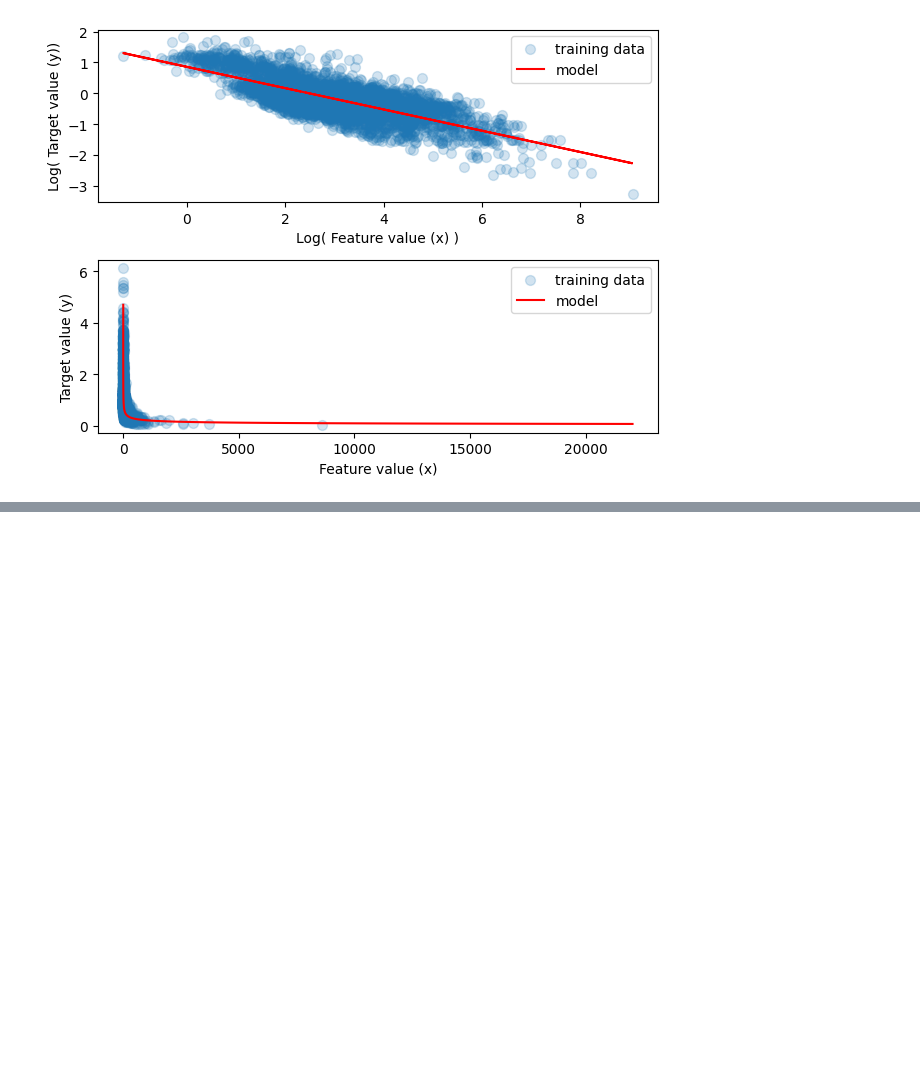
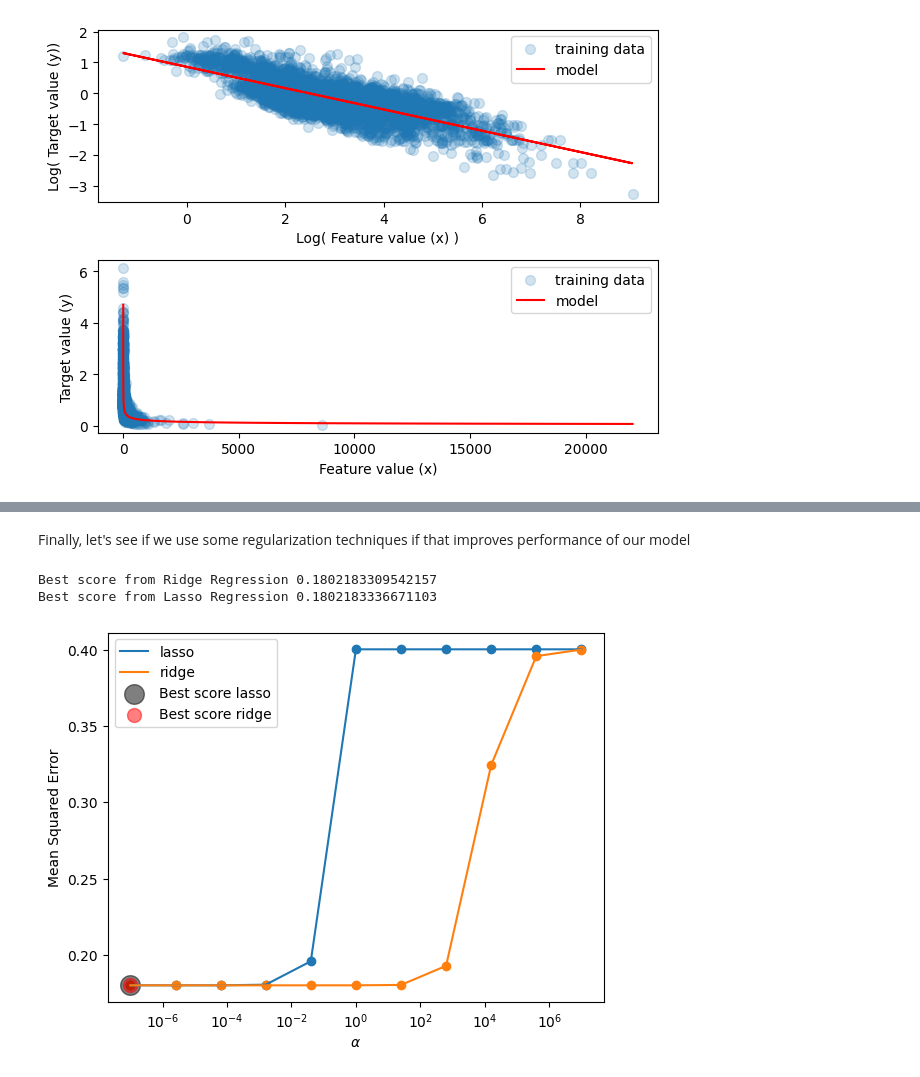
Before and after one commit to jrduncan831/sci_tacc_education_materials, a Jupyter notebook: CosmicAI/Linear_Regression/Linear_Regression.ipynb, the cells around one changed output, grey strips where cells are left out. Drawn from its saved outputs; the diff is of its cells as text; code cells hidden in the pictures; blank space fills up the shorter version.

```diff
--- a/CosmicAI/Linear_Regression/Linear_Regression.ipynb
+++ b/CosmicAI/Linear_Regression/Linear_Regression.ipynb
@@ -372,0 +474,49 @@ fig.tight_layout()
+# %% [markdown]
+Finally, let's see if we use some regularization techniques if that improves performance of our model
+# %%
+from sklearn.linear_model import LinearRegression, Lasso, Ridge
+from sklearn import preprocessing
+
+def evaluate(model,X_test_scaled,y_test):
+    y_predict = np.exp(model.predict(X_test_scaled)) # get predictions and undo log of target
+    return mean_squared_error(np.exp(y_test), y_predict ) # compute MSE
+
+alphas = np.logspace(-7, 7, 11)
+models_lasso={}
+models_ridge={}
+for alpha in alphas:
+    # build model
+    model = Lasso(alpha=alpha, max_iter=100000)
+    model.fit(X_train_scaled, y_train)
+    models_lasso[alpha]=model
+
+    # build model
+    modelr = Ridge(alpha=alpha, max_iter=1000000)
+    modelr.fit(X_train_scaled, y_train)
+    models_ridge[alpha]=modelr
+# %%
+# evaluate models
+mse_array_lasso = [evaluate(model,X_test_scaled,y_test) for model in models_lasso.values()]
+mse_array_ridge = [evaluate(model,X_test_scaled,y_test) for model in models_ridge.values()]
+# %%
+fig,ax=plt.subplots()
+ax.plot(alphas,mse_array_lasso,label='lasso')
+ax.scatter(alphas,mse_array_lasso)
+
+ax.plot(alphas,mse_array_ridge,label='ridge')
+ax.scatter(alphas,mse_array_ridge)
+
+ax.scatter(alphas[np.argmin(mse_array_lasso)],np.array(mse_array_lasso).min(), c='k', s=200,alpha=0.5,label='Best score lasso')
+ax.scatter(alphas[np.argmin(mse_array_ridge)],np.array(mse_array_ridge).min(), c='r', s=100,alpha=0.5,label='Best score ridge')
+
+ax.legend()
+ax.set_xscale('log')
+ax.set_ylabel('Mean Squared Error')
+ax.set_xlabel("$\\alpha$")
+
+print("Best score from Ridge Regression {}".format(mse_array_ridge[np.argmin(mse_array_ridge)]))
+print("Best score from Lasso Regression {}".format(mse_array_lasso[np.argmin(mse_array_lasso)]))
+# %% [output]
+Best score from Ridge Regression 0.1802183309542157
+Best score from Lasso Regression 0.1802183336671103
+[figure, added]
```
Also changed, not shown: parts of 27 cells of this notebook.
